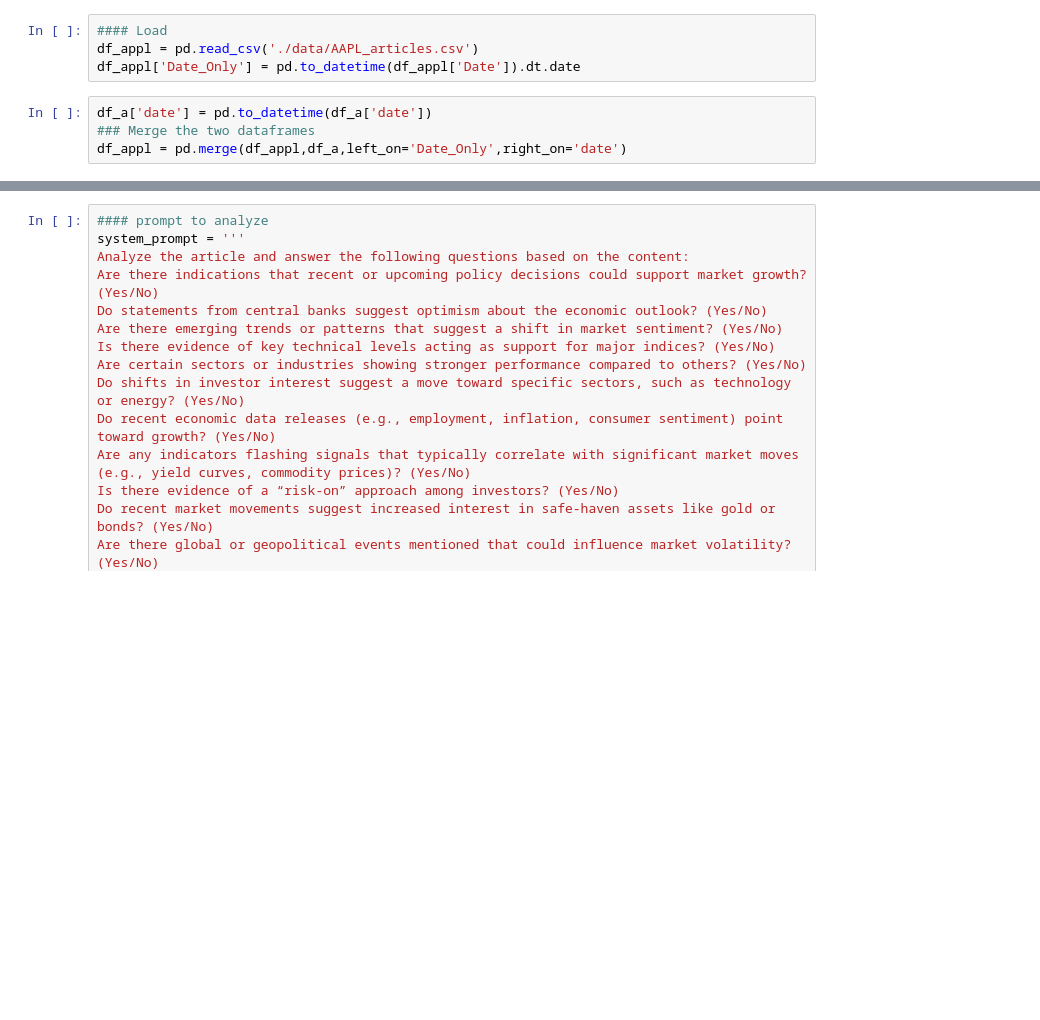
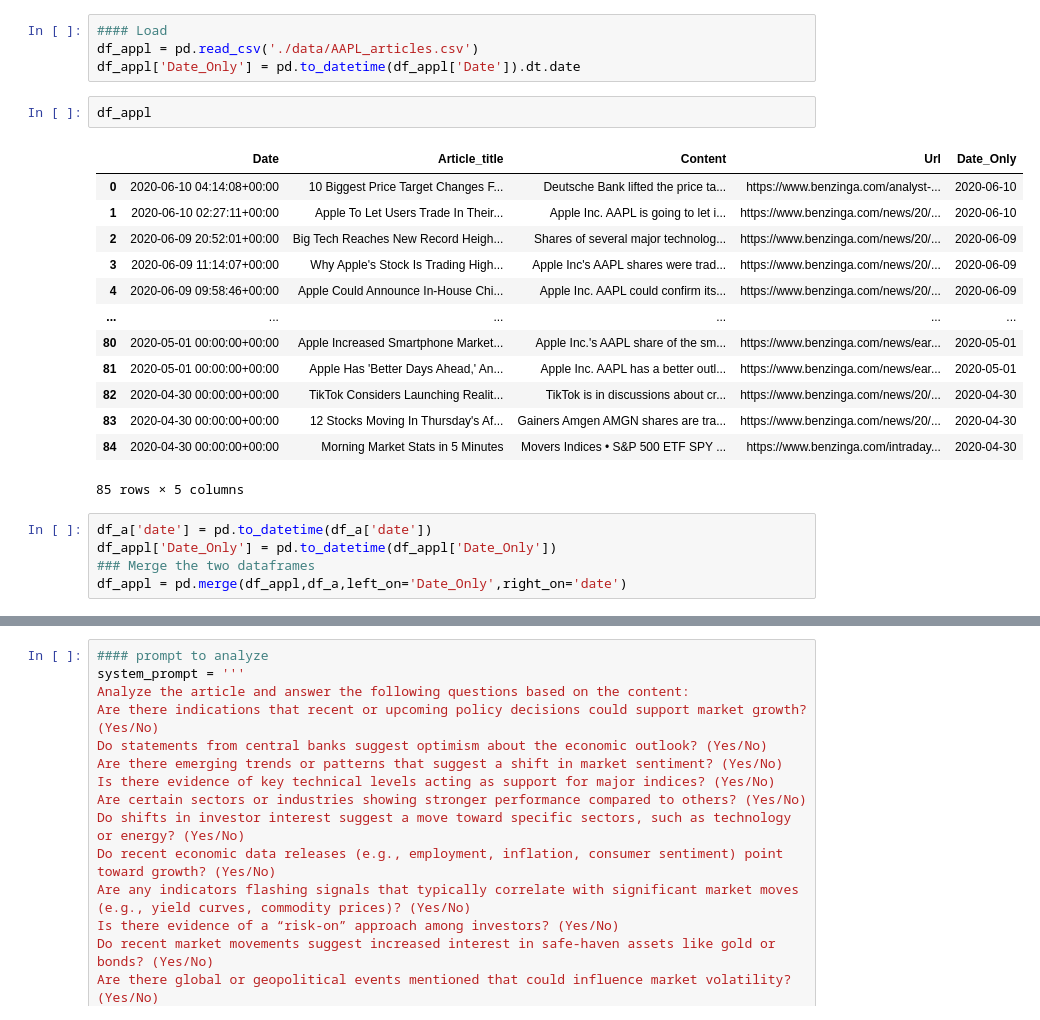
Before and after one commit to aditj/sociallearningllm, a Jupyter notebook: finance.ipynb, the cells around one changed output, grey strips where cells are left out. Cells and saved outputs as stored; diff of their text form; blank space fills up the shorter version.

```diff
--- a/finance.ipynb
+++ b/finance.ipynb
@@ -67,8 +101,25 @@ df_appl[['Date','Article_title','Content','Url']].to_csv('./data/AAPL_articles.c
 #### Load
 df_appl = pd.read_csv('./data/AAPL_articles.csv')
 df_appl['Date_Only'] = pd.to_datetime(df_appl['Date']).dt.date
+# %%
+df_appl
+# %% [output]
+|  | Date | Article_title | Content | Url | Date_Only |
+| 0 | 2020-06-10 04:14:08+00:00 | 10 Biggest Price Target Changes F... | Deutsche Bank lifted the price ta... | https://www.benzinga.com/analyst-... | 2020-06-10 |
+| 1 | 2020-06-10 02:27:11+00:00 | Apple To Let Users Trade In Their... | Apple Inc. AAPL is going to let i... | https://www.benzinga.com/news/20/... | 2020-06-10 |
+| 2 | 2020-06-09 20:52:01+00:00 | Big Tech Reaches New Record Heigh... | Shares of several major technolog... | https://www.benzinga.com/news/20/... | 2020-06-09 |
+| 3 | 2020-06-09 11:14:07+00:00 | Why Apple's Stock Is Trading High... | Apple Inc's AAPL shares were trad... | https://www.benzinga.com/news/20/... | 2020-06-09 |
+| 4 | 2020-06-09 09:58:46+00:00 | Apple Could Announce In-House Chi... | Apple Inc. AAPL could confirm its... | https://www.benzinga.com/news/20/... | 2020-06-09 |
+| ... | ... | ... | ... | ... | ... |
+| 80 | 2020-05-01 00:00:00+00:00 | Apple Increased Smartphone Market... | Apple Inc.'s AAPL share of the sm... | https://www.benzinga.com/news/ear... | 2020-05-01 |
+| 81 | 2020-05-01 00:00:00+00:00 | Apple Has 'Better Days Ahead,' An... | Apple Inc. AAPL has a better outl... | https://www.benzinga.com/news/ear... | 2020-05-01 |
+| 82 | 2020-04-30 00:00:00+00:00 | TikTok Considers Launching Realit... | TikTok is in discussions about cr... | https://www.benzinga.com/news/20/... | 2020-04-30 |
+| 83 | 2020-04-30 00:00:00+00:00 | 12 Stocks Moving In Thursday's Af... | Gainers Amgen AMGN shares are tra... | https://www.benzinga.com/news/20/... | 2020-04-30 |
+| 84 | 2020-04-30 00:00:00+00:00 | Morning Market Stats in 5 Minutes | Movers Indices • S&P 500 ETF SPY ... | https://www.benzinga.com/intraday... | 2020-04-30 |
+85 rows × 5 columns
 # %%
 df_a['date'] = pd.to_datetime(df_a['date'])
+df_appl['Date_Only'] = pd.to_datetime(df_appl['Date_Only'])
 ### Merge the two dataframes
 df_appl = pd.merge(df_appl,df_a,left_on='Date_Only',right_on='date')
 # %%
```
Also changed, not shown: parts of 9 cells of this notebook, 18 other files.
